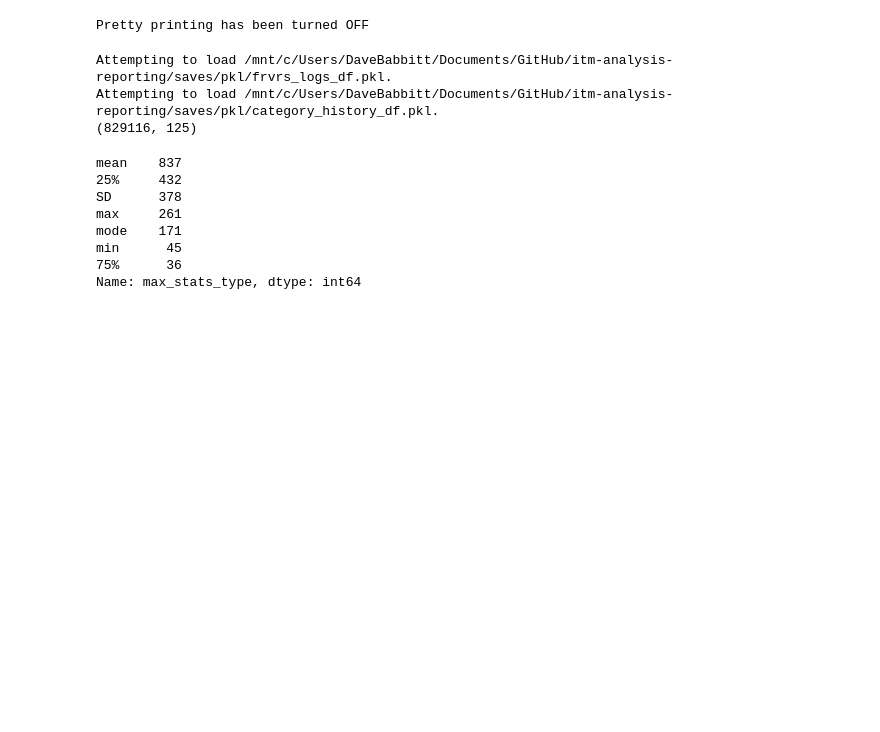
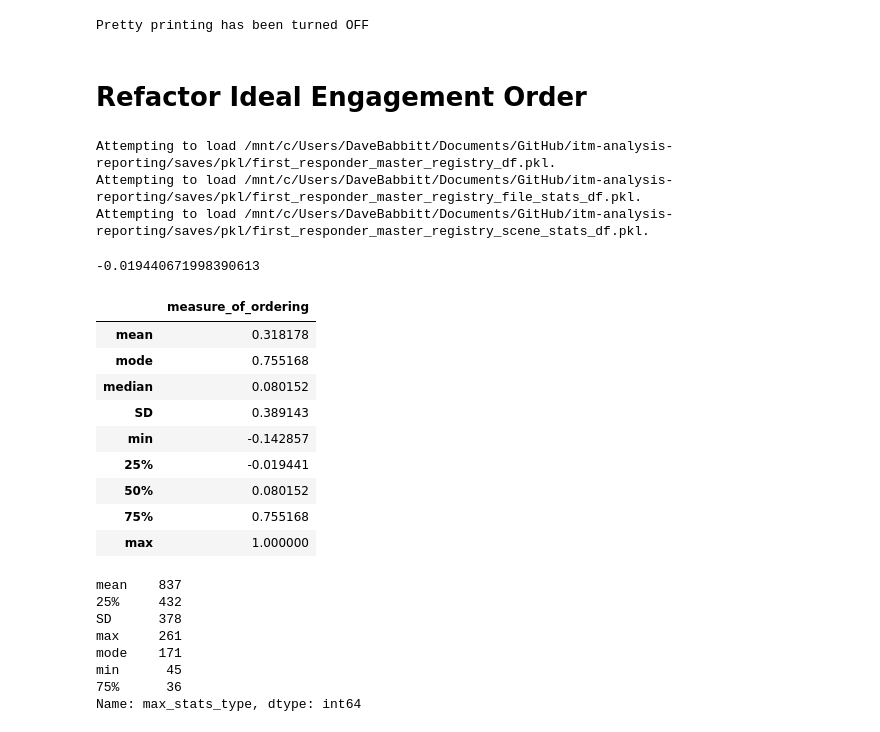
Before and after one commit to dbabbitt/itm-analysis-reporting-1, a Jupyter notebook: maintenance/Refactor Ideal Engagement Order.ipynb, the cells around one changed output. Drawn from its saved outputs; the diff is of its cells as text; code cells hidden in the pictures; blank space fills up the shorter version.

Commit message:
refactoring ideal engagement order according to OSU's reassessment of first 11

```diff
--- a/maintenance/Refactor Ideal Engagement Order.ipynb
+++ b/maintenance/Refactor Ideal Engagement Order.ipynb
@@ -18,16 +18,64 @@ import pandas as pd
 import re
 import seaborn as sns
 import statsmodels.api as sm
-# %%
-
-# load data frames
-data_frames_list = nu.load_data_frames(frvrs_logs_df='frvrs_logs_df', category_history_df='category_history_df')
-frvrs_logs_df = data_frames_list['frvrs_logs_df']
-print(frvrs_logs_df.shape) # (829116, 125)
-# %% [output]
-Attempting to load /mnt/c/Users/DaveBabbitt/Documents/GitHub/itm-analysis-reporting/saves/pkl/frvrs_logs_df.pkl.
-Attempting to load /mnt/c/Users/DaveBabbitt/Documents/GitHub/itm-analysis-reporting/saves/pkl/category_history_df.pkl.
-(829116, 125)
+# %% [markdown]
+
+# Refactor Ideal Engagement Order
+# %%
+
+# load data frames
+data_frames_list = nu.load_data_frames(
+    first_responder_master_registry_df='', first_responder_master_registry_file_stats_df='', first_responder_master_registry_scene_stats_df='',
+    category_history_df='', Correct_order_of_FIRST11=''
+)
+triage_paper_df = data_frames_list['first_responder_master_registry_df']
+file_stats_df = data_frames_list['first_responder_master_registry_file_stats_df']
+scene_stats_df = data_frames_list['first_responder_master_registry_scene_stats_df']
+elevens_df = fu.get_elevens_data_frame(
+    triage_paper_df, file_stats_df, scene_stats_df,
+    needed_columns=['scene_type', 'is_scene_aborted', 'is_a_one_triage_file', 'responder_category', 'responder_type', 'session_file_date']
+)
+Correct_order_of_FIRST11_df = data_frames_list['Correct_order_of_FIRST11']
+engagement_dict = {patient_str + ' Root': group_id for (patient_str, group_id), patient_group_df in Correct_order_of_FIRST11_df.groupby(['Patient', 'Group'])}
+first11_patients_list = [p + ' Root' for p in Correct_order_of_FIRST11_df.Patient]
+first11_df = elevens_df.groupby(fu.scene_groupby_columns).filter(
+    lambda scene_df: scene_df[~scene_df.patient_id.isnull()].patient_id.isin(first11_patients_list).all()
+)
+# %% [output]
+Attempting to load /mnt/c/Users/DaveBabbitt/Documents/GitHub/itm-analysis-reporting/saves/pkl/first_responder_master_registry_df.pkl.
+Attempting to load /mnt/c/Users/DaveBabbitt/Documents/GitHub/itm-analysis-reporting/saves/pkl/first_responder_master_registry_file_stats_df.pkl.
+Attempting to load /mnt/c/Users/DaveBabbitt/Documents/GitHub/itm-analysis-reporting/saves/pkl/first_responder_master_registry_scene_stats_df.pkl.
+# %%
+
+rows_list = []
+for (session_uuid, scene_id), scene_df in first11_df.groupby(fu.scene_groupby_columns):
+    row_dict = {cn: eval(cn) for cn in fu.scene_groupby_columns}
+    actual_sequence = Series([engagement_dict.get(engagement_tuple[0]) for engagement_tuple in fu.get_actual_engagement_order(scene_df)])
+    ideal_sequence = actual_sequence.sort_values(ascending=True)
+    measure_of_ordering = fu.get_measure_of_ordering(actual_sequence, ideal_sequence)
+    row_dict['measure_of_ordering'] = measure_of_ordering
+    rows_list.append(row_dict)
+measure_of_ordering_df = DataFrame(rows_list)
+# %%
+
+distracted_sequence = Series([engagement_dict.get(engagement_tuple[0]) for engagement_tuple in fu.get_distracted_engagement_order(scene_df)])
+fu.get_measure_of_ordering(actual_sequence, distracted_sequence)
+# %% [output]
+-0.019440671998390613
+# %%
+
+fu.get_statistics(measure_of_ordering_df, ['measure_of_ordering'])
+# %% [output]
+|  | measure_of_ordering |
+| mean | 0.318178 |
+| mode | 0.755168 |
+| median | 0.080152 |
+| SD | 0.389143 |
+| min | -0.142857 |
+| 25% | -0.019441 |
+| 50% | 0.080152 |
+| 75% | 0.755168 |
+| max | 1.000000 |
 # %%
 
 input_features = [
```
Also changed, not shown: parts of 2 cells of this notebook, 1 other file.
